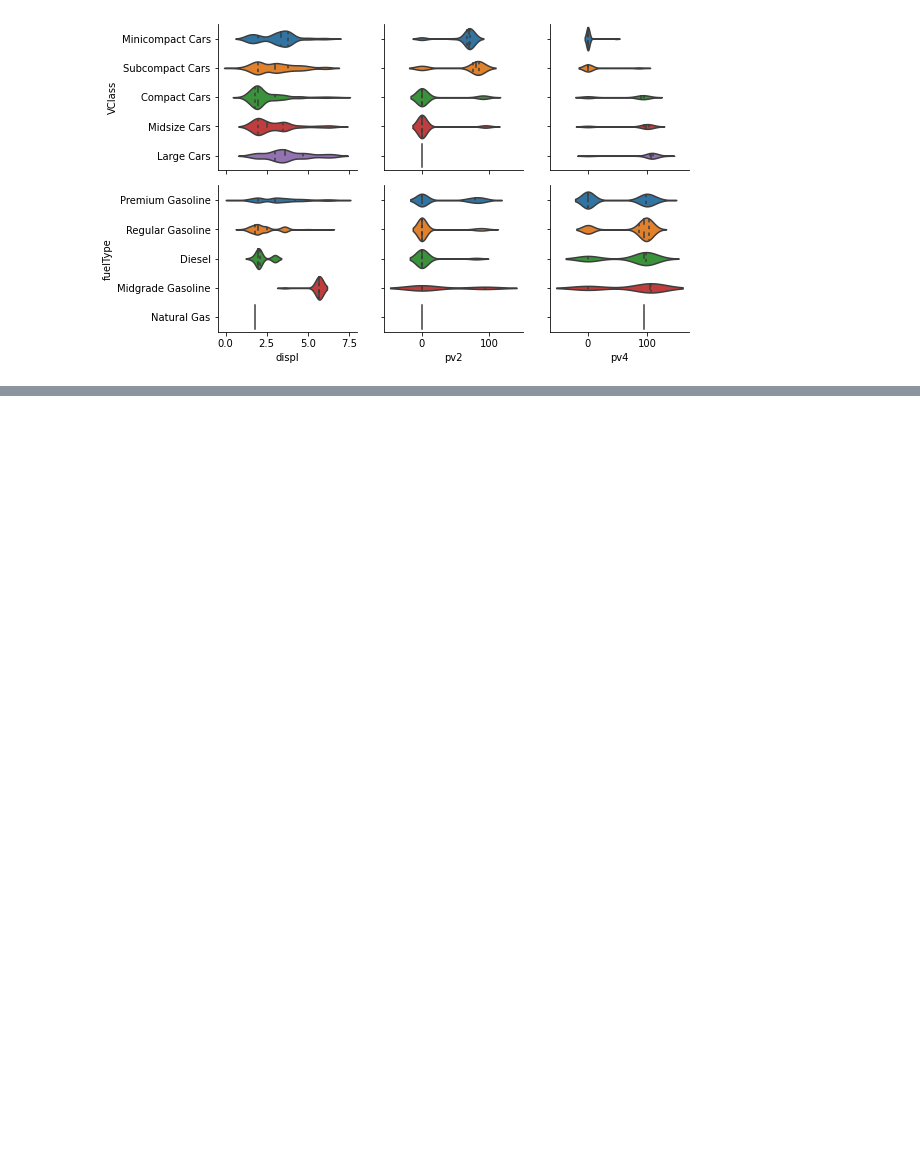
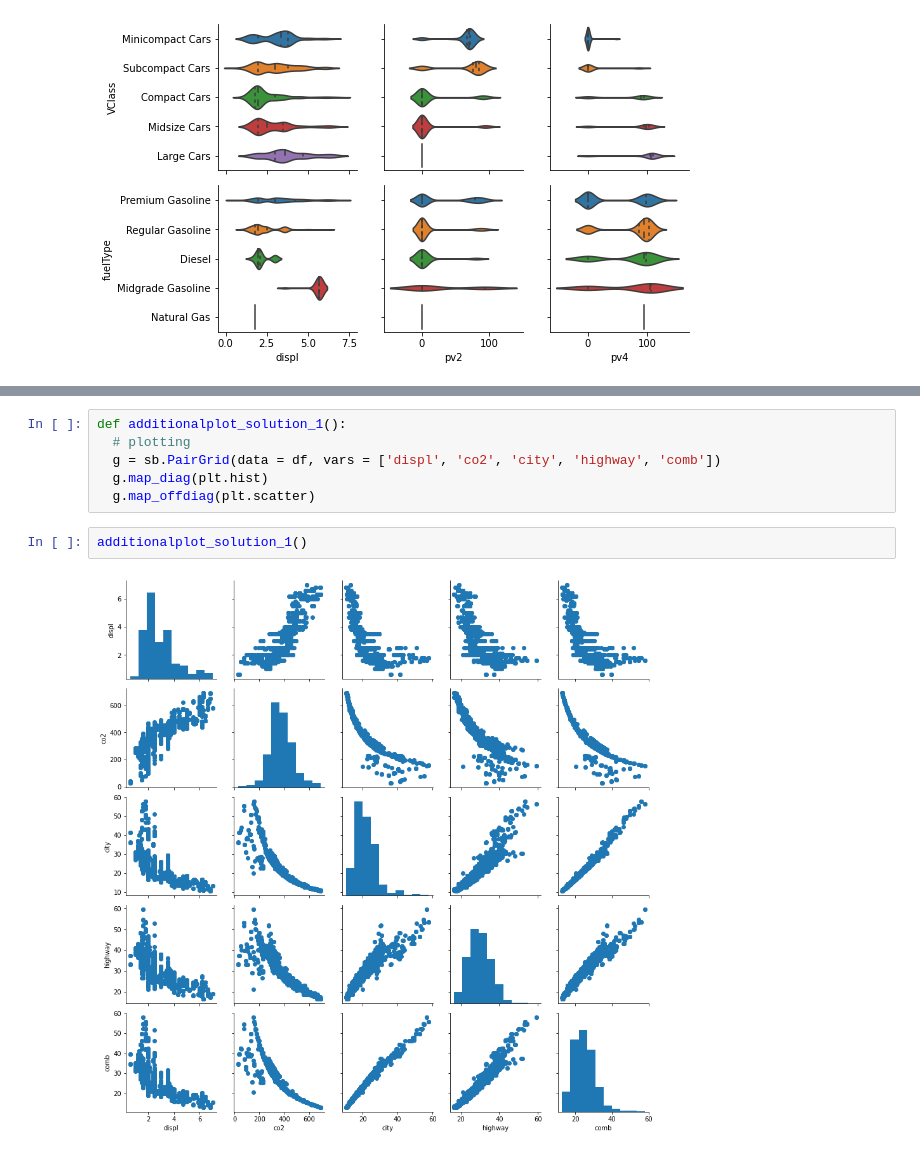
Before and after one commit to Gingercapo/Fuel_Economy, a Jupyter notebook: fuel_Economic.ipynb, the cells around one changed output, grey strips where cells are left out. Saved outputs shown, nothing was run; the diff lists cells and outputs as text; blank space fills up the shorter version.

```diff
--- a/fuel_Economic.ipynb
+++ b/fuel_Economic.ipynb
@@ -278,0 +310,10 @@ g.map(sb.violinplot, inner = 'quartile')
+# %%
+def additionalplot_solution_1():
+  # plotting
+  g = sb.PairGrid(data = df, vars = ['displ', 'co2', 'city', 'highway', 'comb'])
+  g.map_diag(plt.hist)
+  g.map_offdiag(plt.scatter)
+# %%
+additionalplot_solution_1()
+# %% [output]
+[figure, added]
```
Also changed, not shown: parts of 9 cells of this notebook.
